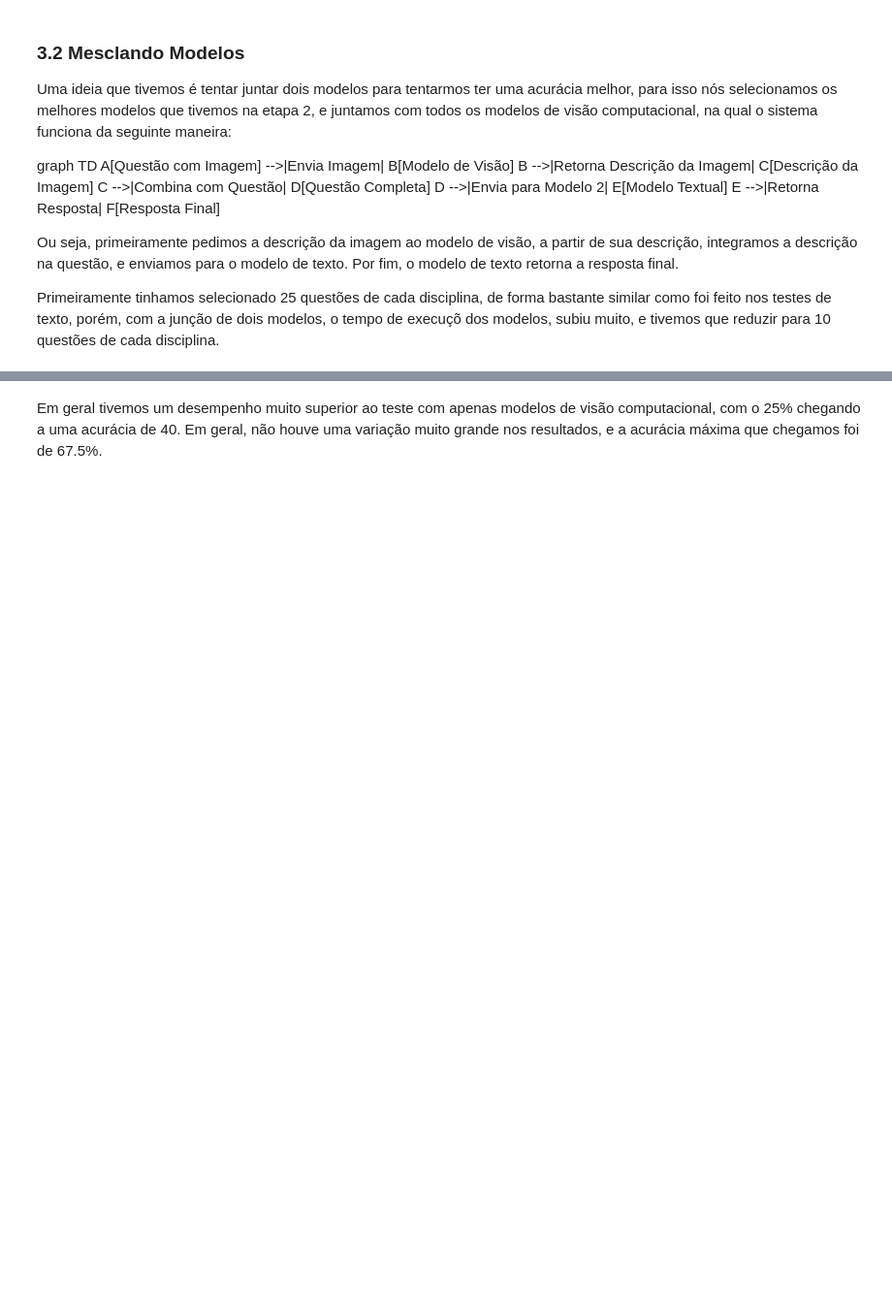
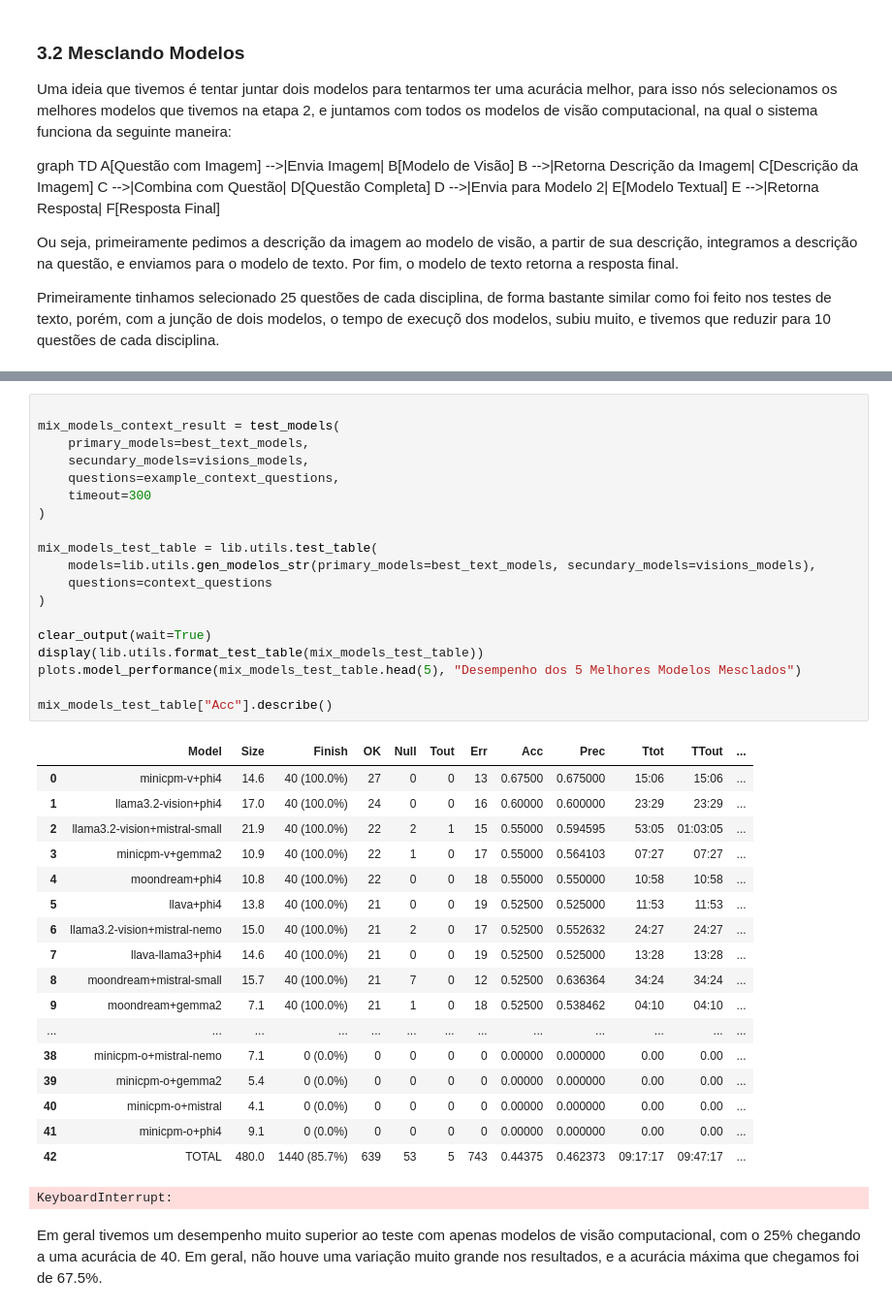
Before and after one commit to rubdelima/estuda-ia, a Jupyter notebook: notebooks/2 - Avaliação de Modelos Locais.ipynb, the cells around one changed output, grey strips where cells are left out. Shown at 97% size. Saved outputs shown, nothing was run; the diff lists cells and outputs as text; blank space fills up the shorter version.

```diff
--- a/notebooks/2 - Avaliação de Modelos Locais.ipynb
+++ b/notebooks/2 - Avaliação de Modelos Locais.ipynb
@@ -883,2 +848,40 @@ Name: Acc, dtype: float64
+# %%
+
+mix_models_context_result = test_models(
+    primary_models=best_text_models,
+    secundary_models=visions_models,
+    questions=example_context_questions,
+    timeout=300
+)
+
+mix_models_test_table = lib.utils.test_table(
+    models=lib.utils.gen_modelos_str(primary_models=best_text_models, secundary_models=visions_models),
+    questions=context_questions
+)
+
+clear_output(wait=True)
+display(lib.utils.format_test_table(mix_models_test_table))
+plots.model_performance(mix_models_test_table.head(5), "Desempenho dos 5 Melhores Modelos Mesclados")
+
+mix_models_test_table["Acc"].describe()
+# %% [output]
+|  | Model | Size | Finish | OK | Null | Tout | Err | Acc | Prec | Ttot | TTout | ... |
+| 0 | minicpm-v+phi4 | 14.6 | 40 (100.0%) | 27 | 0 | 0 | 13 | 0.67500 | 0.675000 | 15:06 | 15:06 | ... |
+| 1 | llama3.2-vision+phi4 | 17.0 | 40 (100.0%) | 24 | 0 | 0 | 16 | 0.60000 | 0.600000 | 23:29 | 23:29 | ... |
+| 2 | llama3.2-vision+mistral-small | 21.9 | 40 (100.0%) | 22 | 2 | 1 | 15 | 0.55000 | 0.594595 | 53:05 | 01:03:05 | ... |
+| 3 | minicpm-v+gemma2 | 10.9 | 40 (100.0%) | 22 | 1 | 0 | 17 | 0.55000 | 0.564103 | 07:27 | 07:27 | ... |
+| 4 | moondream+phi4 | 10.8 | 40 (100.0%) | 22 | 0 | 0 | 18 | 0.55000 | 0.550000 | 10:58 | 10:58 | ... |
+| 5 | llava+phi4 | 13.8 | 40 (100.0%) | 21 | 0 | 0 | 19 | 0.52500 | 0.525000 | 11:53 | 11:53 | ... |
+| 6 | llama3.2-vision+mistral-nemo | 15.0 | 40 (100.0%) | 21 | 2 | 0 | 17 | 0.52500 | 0.552632 | 24:27 | 24:27 | ... |
+| 7 | llava-llama3+phi4 | 14.6 | 40 (100.0%) | 21 | 0 | 0 | 19 | 0.52500 | 0.525000 | 13:28 | 13:28 | ... |
+| 8 | moondream+mistral-small | 15.7 | 40 (100.0%) | 21 | 7 | 0 | 12 | 0.52500 | 0.636364 | 34:24 | 34:24 | ... |
+| 9 | moondream+gemma2 | 7.1 | 40 (100.0%) | 21 | 1 | 0 | 18 | 0.52500 | 0.538462 | 04:10 | 04:10 | ... |
+| ... | ... | ... | ... | ... | ... | ... | ... | ... | ... | ... | ... | ... |
+| 38 | minicpm-o+mistral-nemo | 7.1 | 0 (0.0%) | 0 | 0 | 0 | 0 | 0.00000 | 0.000000 | 0.00 | 0.00 | ... |
+| 39 | minicpm-o+gemma2 | 5.4 | 0 (0.0%) | 0 | 0 | 0 | 0 | 0.00000 | 0.000000 | 0.00 | 0.00 | ... |
+| 40 | minicpm-o+mistral | 4.1 | 0 (0.0%) | 0 | 0 | 0 | 0 | 0.00000 | 0.000000 | 0.00 | 0.00 | ... |
+| 41 | minicpm-o+phi4 | 9.1 | 0 (0.0%) | 0 | 0 | 0 | 0 | 0.00000 | 0.000000 | 0.00 | 0.00 | ... |
+| 42 | TOTAL | 480.0 | 1440 (85.7%) | 639 | 53 | 5 | 743 | 0.44375 | 0.462373 | 09:17:17 | 09:47:17 | ... |
+KeyboardInterrupt:
 # %% [markdown]
 Em geral tivemos um desempenho muito superior ao teste com apenas modelos de visão computacional, com o 25% chegando a uma acurácia de 40. Em geral, não houve uma variação muito grande nos resultados, e a acurácia máxima que chegamos foi de 67.5%.
```
Also changed, not shown: parts of 4 cells of this notebook, 9 other files.
